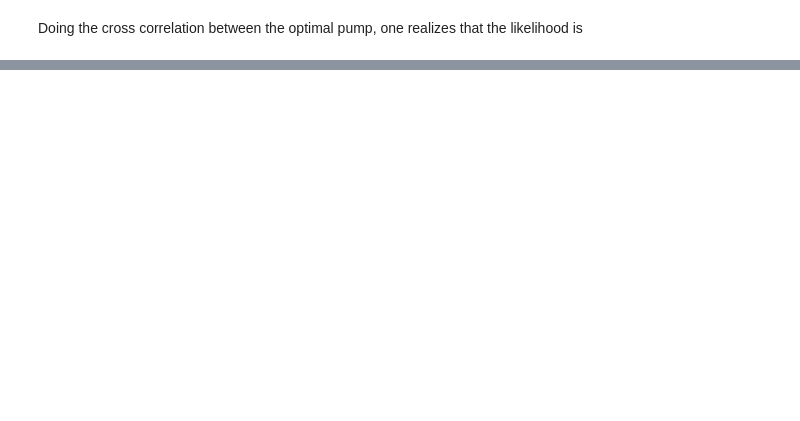
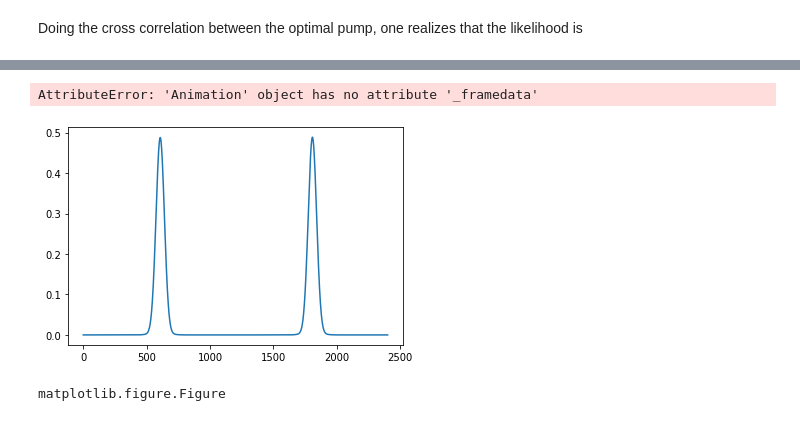
Before and after one commit to polyquantique/optimal_pumps, a Jupyter notebook: using_API.ipynb, the cells around one changed output, grey strips where cells are left out. Cells and saved outputs as stored; diff of their text form; code cells hidden in the pictures; blank space fills up the shorter version.

```diff
--- a/using_API.ipynb
+++ b/using_API.ipynb
@@ -204,0 +282,11 @@ Doing the cross correlation between the optimal pump, one realizes that the like
+# %%
+fig, ax = plt.subplots()
+ax.plot(pump)
+animation.Animation(fig)
+# %% [output]
+AttributeError: 'Animation' object has no attribute '_framedata'
+[figure, added]
+# %%
+type(fig)
+# %% [output]
+matplotlib.figure.Figure
```
Also changed, not shown: parts of 11 cells of this notebook.
